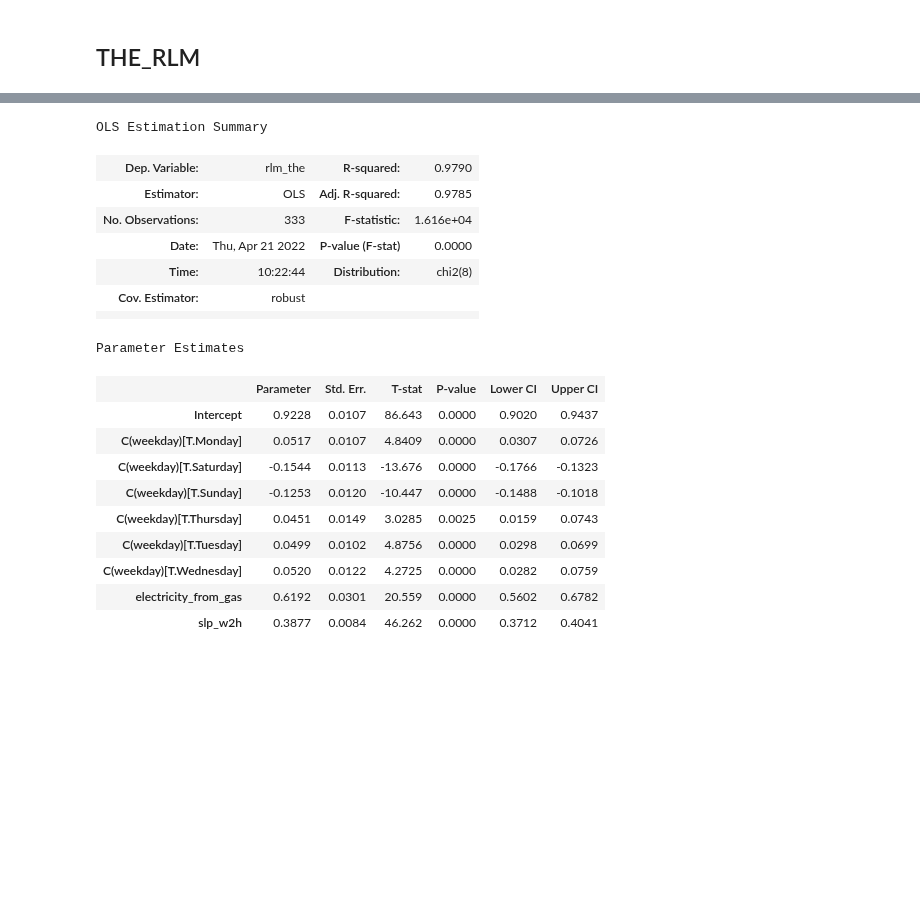
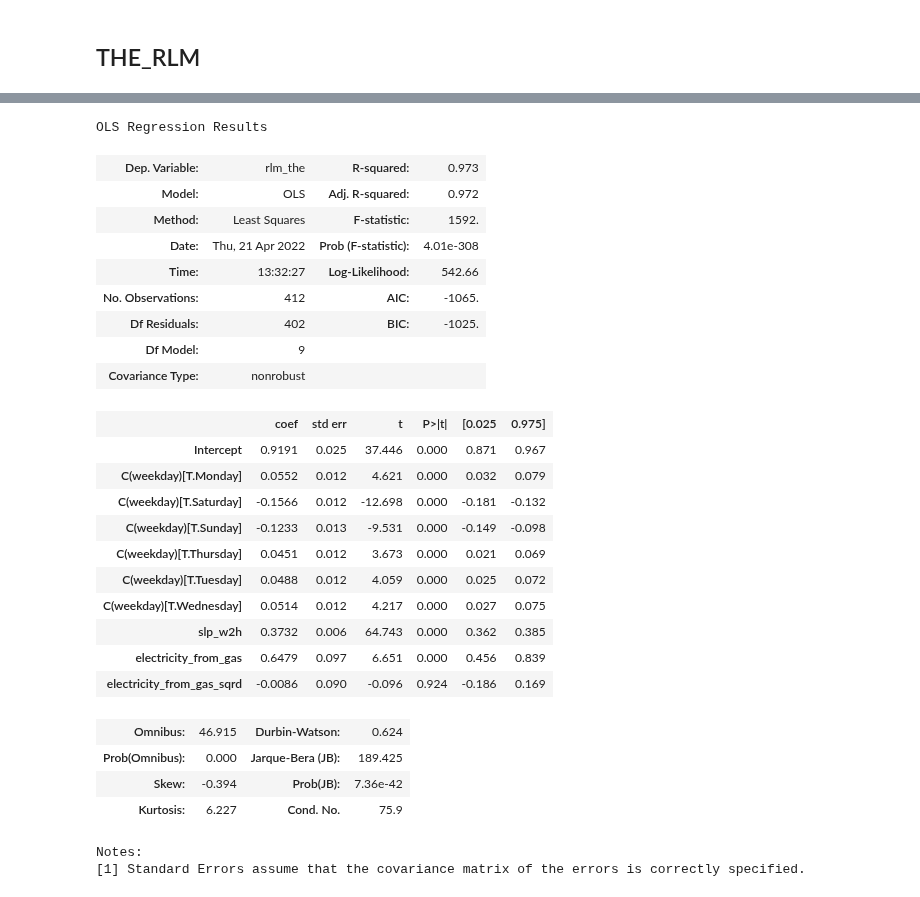
Before and after one commit to oruhnau/energy_demand, a Jupyter notebook: top_down/analysis.ipynb, the cells around one changed output, grey strips where cells are left out. Drawn from its saved outputs; the diff is of its cells as text; code cells hidden in the pictures; blank space fills up the shorter version.

```diff
--- a/top_down/analysis.ipynb
+++ b/top_down/analysis.ipynb
@@ -107,6 +109,8 @@ X.set_major_formatter(mdates.DateFormatter('%b'))
 [figure]
 # %% [markdown]
 # Estimations: X^= a + b*X
+# %%
+df["electricity_from_gas_sqrd"] = df["electricity_from_gas"]**2
 # %%
 df_x = df
 
@@ -127,7 +131,7 @@ df_x_no_holiday = df_x[(df_x.holiday==0) & (df_x.christmas_period==0) & (df_x.br
 # %%
 df_x_no_holiday_2022 = df_x_no_holiday.loc[df_x_no_holiday.index.year == 2022]
 # %%
-df_x_no_holiday = df_x_no_holiday.loc[df_x_no_holiday.index.year == 2021]
+df_x_no_holiday_2021 = df_x_no_holiday.loc[df_x_no_holiday.index.year == 2021]
 # %%
 df_x_no_holiday.columns
 # %% [output]
@@ -254,25 +206,34 @@ id: 0x7fc4fbfcb3d0
 # %%
-model = IV2SLS.from_formula('rlm_the ~ 1 + slp_w2h + electricity_from_gas + electricity_from_gas**2 + C(weekday)',
+model_the = smf.ols('rlm_the ~ 1 + slp_w2h + electricity_from_gas + electricity_from_gas_sqrd +  C(weekday)',
                             data=df_x_no_holiday)
-results = model.fit()
-results
+results_the = model_the.fit()
+results_the.summary()
+#results_the.rsquared
 # %% [output]
-OLS Estimation Summary
+OLS Regression Results
-| Dep. Variable: | rlm_the | R-squared: | 0.9790 |
-| Estimator: | OLS | Adj. R-squared: | 0.9785 |
-| No. Observations: | 333 | F-statistic: | 1.616e+04 |
-| Date: | Thu, Apr 21 2022 | P-value (F-stat) | 0.0000 |
-| Time: | 10:22:44 | Distribution: | chi2(8) |
-| Cov. Estimator: | robust |  |  |
-|  |  |  |  |
+| Dep. Variable: | rlm_the | R-squared: | 0.973 |
+| Model: | OLS | Adj. R-squared: | 0.972 |
+| Method: | Least Squares | F-statistic: | 1592. |
+| Date: | Thu, 21 Apr 2022 | Prob (F-statistic): | 4.01e-308 |
+| Time: | 13:32:27 | Log-Likelihood: | 542.66 |
+| No. Observations: | 412 | AIC: | -1065. |
+| Df Residuals: | 402 | BIC: | -1025. |
+| Df Model: | 9 |  |  |
+| Covariance Type: | nonrobust |  |  |
+|  | coef | std err | t | P>|t| | [0.025 | 0.975] |
+| Intercept | 0.9191 | 0.025 | 37.446 | 0.000 | 0.871 | 0.967 |
+| C(weekday)[T.Monday] | 0.0552 | 0.012 | 4.621 | 0.000 | 0.032 | 0.079 |
+| C(weekday)[T.Saturday] | -0.1566 | 0.012 | -12.698 | 0.000 | -0.181 | -0.132 |
+| C(weekday)[T.Sunday] | -0.1233 | 0.013 | -9.531 | 0.000 | -0.149 | -0.098 |
+| C(weekday)[T.Thursday] | 0.0451 | 0.012 | 3.673 | 0.000 | 0.021 | 0.069 |
+| C(weekday)[T.Tuesday] | 0.0488 | 0.012 | 4.059 | 0.000 | 0.025 | 0.072 |
+| C(weekday)[T.Wednesday] | 0.0514 | 0.012 | 4.217 | 0.000 | 0.027 | 0.075 |
+| slp_w2h | 0.3732 | 0.006 | 64.743 | 0.000 | 0.362 | 0.385 |
+| electricity_from_gas | 0.6479 | 0.097 | 6.651 | 0.000 | 0.456 | 0.839 |
+| electricity_from_gas_sqrd | -0.0086 | 0.090 | -0.096 | 0.924 | -0.186 | 0.169 |
+| Omnibus: | 46.915 | Durbin-Watson: | 0.624 |
+| Prob(Omnibus): | 0.000 | Jarque-Bera (JB): | 189.425 |
+| Skew: | -0.394 | Prob(JB): | 7.36e-42 |
+| Kurtosis: | 6.227 | Cond. No. | 75.9 |
-Parameter Estimates
+Notes:
+[1] Standard Errors assume that the covariance matrix of the errors is correctly specified.
-|  | Parameter | Std. Err. | T-stat | P-value | Lower CI | Upper CI |
-| Intercept | 0.9228 | 0.0107 | 86.643 | 0.0000 | 0.9020 | 0.9437 |
-| C(weekday)[T.Monday] | 0.0517 | 0.0107 | 4.8409 | 0.0000 | 0.0307 | 0.0726 |
-| C(weekday)[T.Saturday] | -0.1544 | 0.0113 | -13.676 | 0.0000 | -0.1766 | -0.1323 |
-| C(weekday)[T.Sunday] | -0.1253 | 0.0120 | -10.447 | 0.0000 | -0.1488 | -0.1018 |
-| C(weekday)[T.Thursday] | 0.0451 | 0.0149 | 3.0285 | 0.0025 | 0.0159 | 0.0743 |
-| C(weekday)[T.Tuesday] | 0.0499 | 0.0102 | 4.8756 | 0.0000 | 0.0298 | 0.0699 |
-| C(weekday)[T.Wednesday] | 0.0520 | 0.0122 | 4.2725 | 0.0000 | 0.0282 | 0.0759 |
-| electricity_from_gas | 0.6192 | 0.0301 | 20.559 | 0.0000 | 0.5602 | 0.6782 |
-| slp_w2h | 0.3877 | 0.0084 | 46.262 | 0.0000 | 0.3712 | 0.4041 |
```
Also changed, not shown: parts of 21 cells of this notebook.
